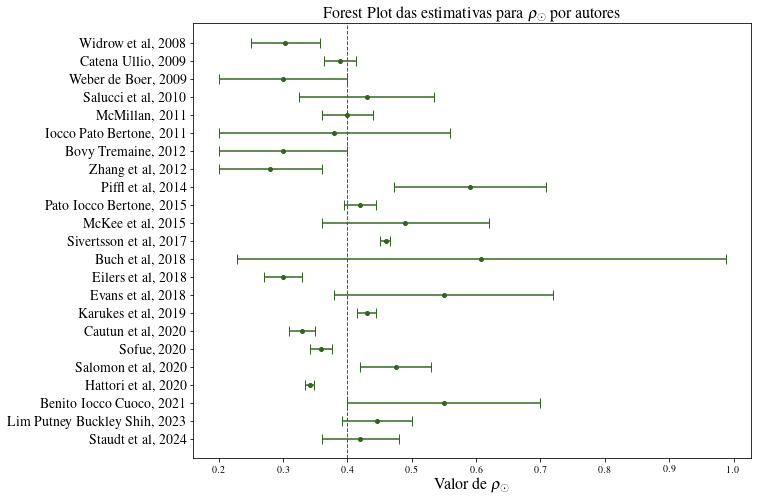
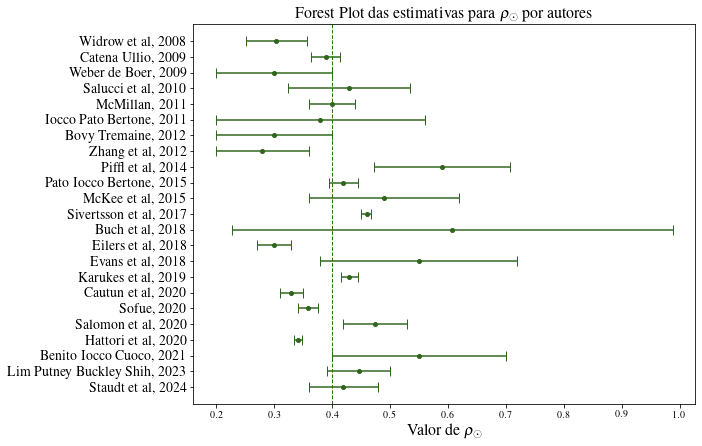
The notebook cell's code change between the first figure and the second:
--- before
+++ after
@@ -1,4 +1,4 @@
 #Fazendo o Florest Plot com o Matplotlib
-fig, ax = plt.subplots(figsize=(10, 8))
+fig, ax = plt.subplots(figsize=(9, 7))
 ax.errorbar(x=rhos, y=range(len(autores)), 
             xerr=x_erro, 

Commit: Reajuste nos plots